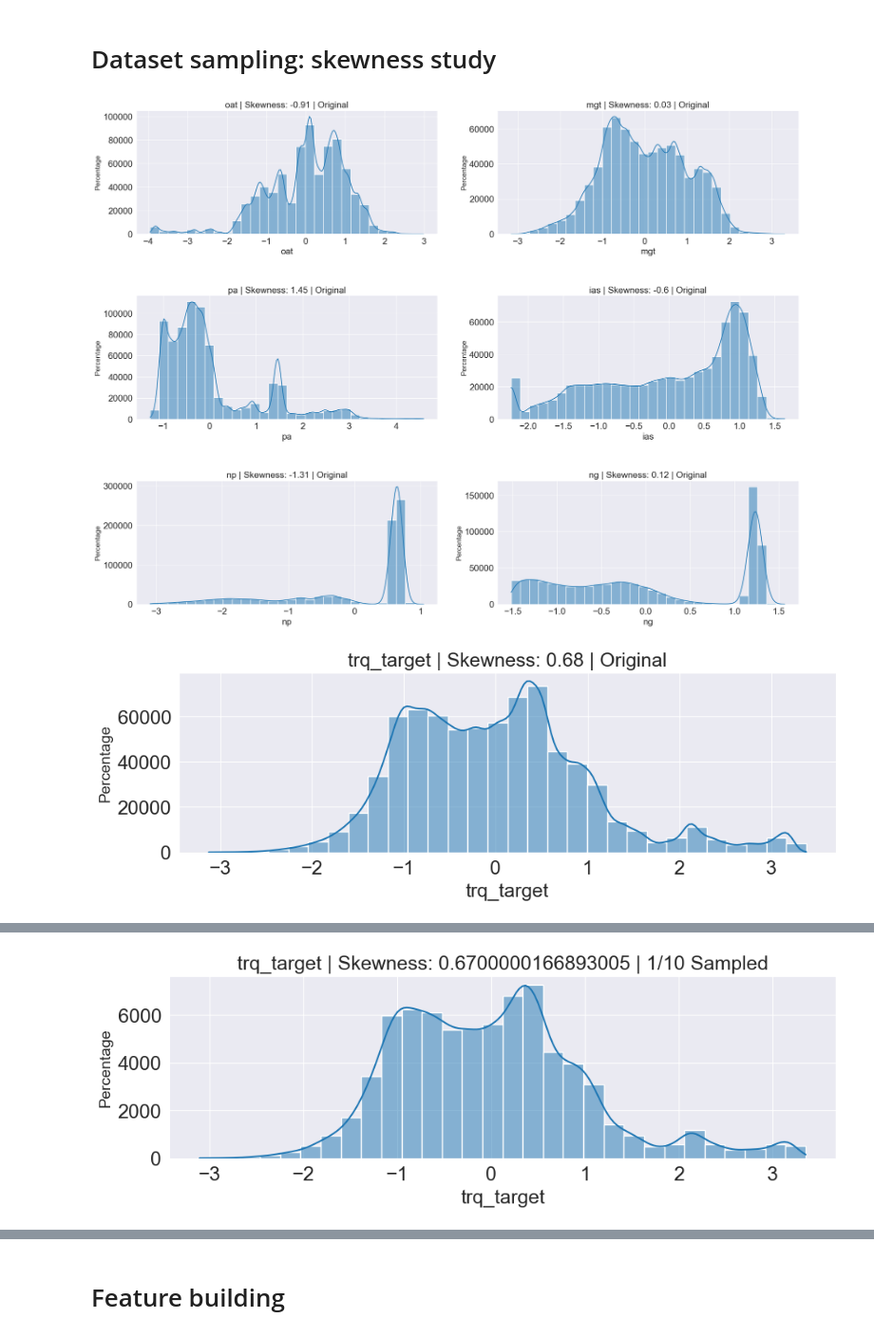
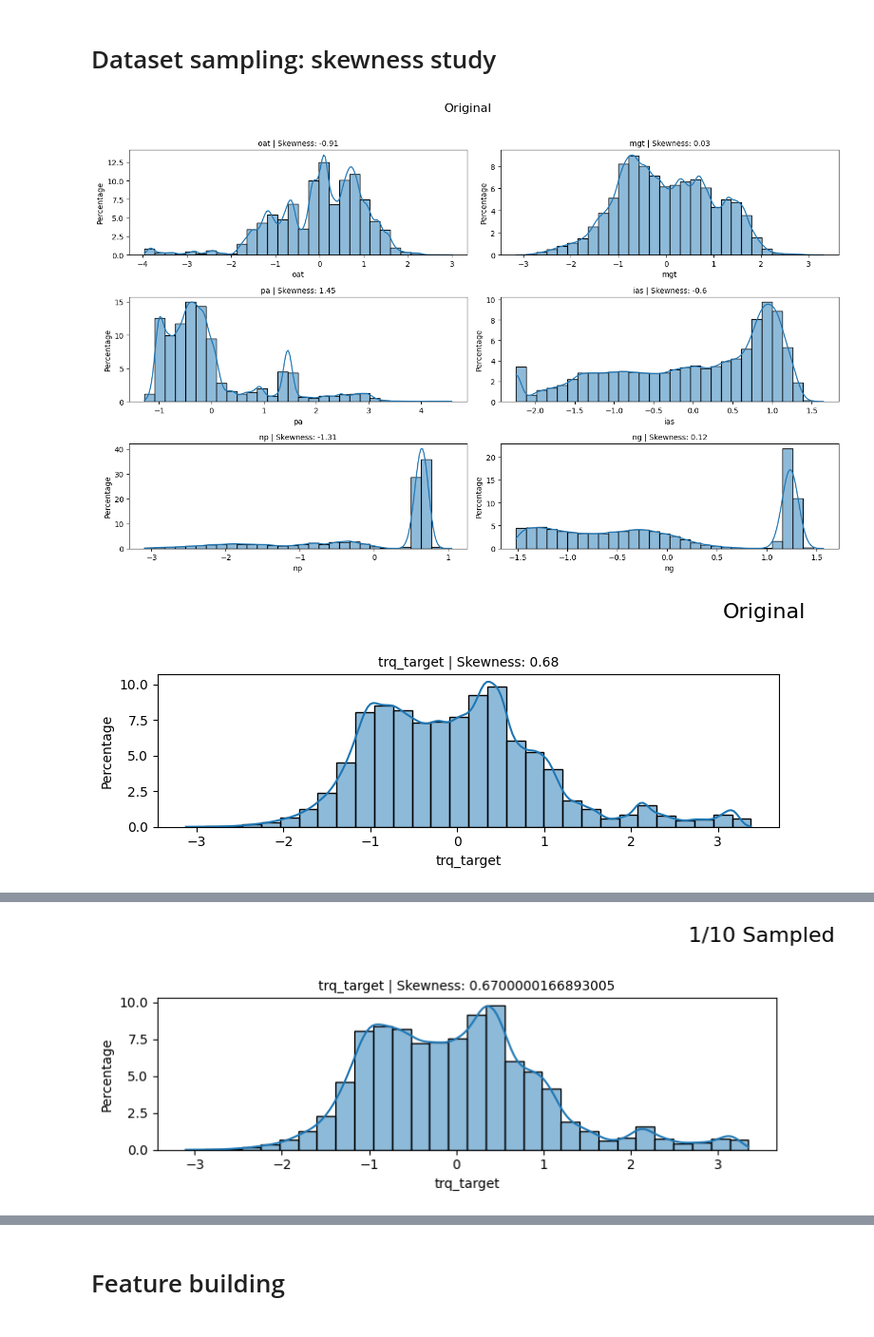
Before and after one commit to MrPio/PHM_North_America_2024_Challenge, a Jupyter notebook: 1-data_preprocessing/1-Data_Preprocessing.ipynb, the cells around one changed output, grey strips where cells are left out. Shown at 95% size. Drawn from its saved outputs; the diff is of its cells as text; code cells hidden in the pictures.

```diff
--- a/1-data_preprocessing/1-Data_Preprocessing.ipynb
+++ b/1-data_preprocessing/1-Data_Preprocessing.ipynb
@@ -296,44 +296,50 @@ df_y_10 = pd.DataFrame(train_y_10, columns=['trq_target'])
 df_x_100 = pd.DataFrame(train_x_100, columns=df_x_normalized.columns)
 df_y_100 = pd.DataFrame(train_y_100, columns=['trq_target'])
 
-def plot_skewness(df, dataset_type):
-    num_features = len(df.columns)
-    plt.figure(figsize=(24, num_features * 3))
-    for idx, feature in enumerate(df.columns, 1):
-        plt.subplot((num_features + 1) // 2, 2, idx)
-        sns.histplot(df[feature], kde=True, bins=30)
-        plt.title(f"{feature} | Skewness: {round(df[feature].skew(), 2)} | {dataset_type}", fontsize=18)
-        plt.ylabel("Percentage", fontsize=14)
+def plot_skewness(df, title):
+        num_features = len(df.columns)
+        rows = (num_features + 1) // 2
+        fig, axes = plt.subplots(rows, 2, figsize=(14, rows * 3))
+        fig.suptitle(title, fontsize=16)
+        axes = axes.flatten()
 
-    plt.subplots_adjust(hspace=0.5)
-    plt.show()
+        for idx, feature in enumerate(df.columns):
+            sns.histplot(df[feature], kde=True, bins=30, ax=axes[idx], stat="percent")
+            axes[idx].set_title(f"{feature} | Skewness: {round(df[feature].skew(), 2)}", fontsize=10)
+            axes[idx].set_ylabel("Percentage")
+
+        for i in range(idx + 1, len(axes)):
+            fig.delaxes(axes[i])
+
+        plt.tight_layout(rect=[0, 0, 1, 0.96])
+        plt.show()
 
 ### PLOT SKEWNESS ###
 plot_skewness(df_x_normalized, "Original")
 plot_skewness(df_y_normalized.to_frame(), "Original")
 plot_skewness(df_x_10, "1/10 Sampled")
 plot_skewness(df_y_10, "1/10 Sampled")
 plot_skewness(df_x_100, "1/100 Sampled")
 plot_skewness(df_y_100, "1/100 Sampled")
 
 ### PLOT SKEWNESS DIFFERENCES ###
 skew_diff_10 = df_x_normalized.skew() - df_x_10.skew()
 skew_diff_100 = df_x_normalized.skew() - df_x_100.skew()
 
 plt.figure(figsize=(14, 8))
 features = df_x_normalized.columns
 x = np.arange(len(features))
 
 plt.bar(x - 0.2, skew_diff_10, width=0.4, label="10% Sampled", color='blue')
 plt.bar(x + 0.2, skew_diff_100, width=0.4, label="1% Sampled", color='orange')
 
 plt.xlabel("Features")
 plt.ylabel("Skewness difference")
-plt.title("Skewness differences - original vs sampled Data")
+plt.title("Skewness differences - original vs sampled data")
 plt.xticks(x, features, rotation=90)
 plt.legend(fontsize=14)
 plt.tight_layout()
 plt.show()
 # %% [output]
-[figure, old version]
+[figure, new version]
-[figure, old version]
+[figure, new version]
@@ -341 +347 @@ plt.show()
-[figure, old version]
+[figure, new version]
```
Also changed, not shown: parts of 1 cell of this notebook.
